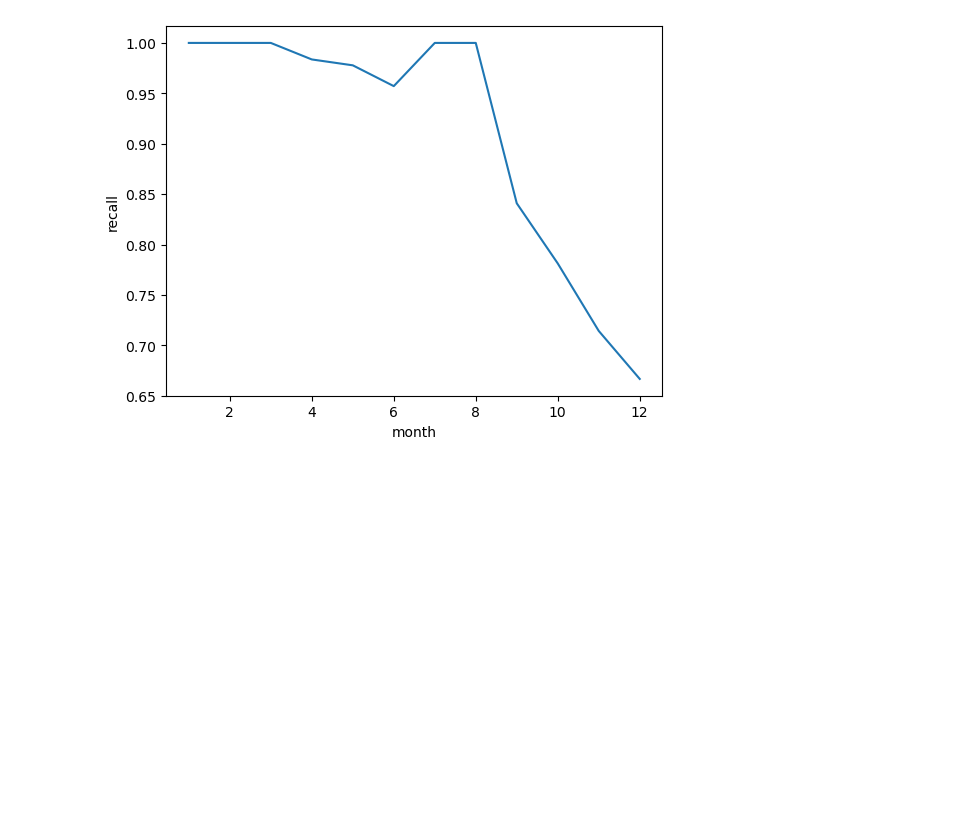
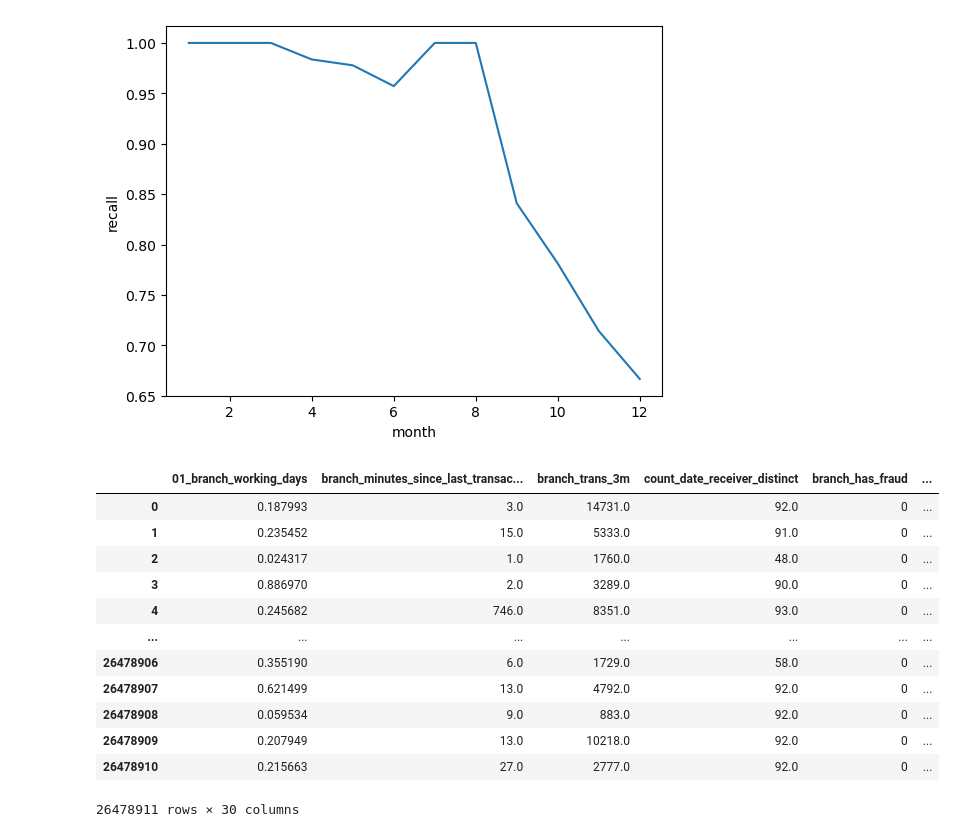
Before and after one commit to Magdaorozco644/ModelosAIm-dev, a Jupyter notebook: Analytics/5.Fraud/06-Monitor model.ipynb, the cells around one changed output. Drawn from its saved outputs; the diff is of its cells as text; code cells hidden in the pictures; blank space fills up the shorter version.

```diff
--- a/Analytics/5.Fraud/06-Monitor model.ipynb
+++ b/Analytics/5.Fraud/06-Monitor model.ipynb
@@ -686,3 +686,19 @@ plt.show()
 # %% [output]
 [figure]
 [figure]
+# %%
+testeo[var_input]
+# %% [output]
+|  | 01_branch_working_days | branch_minutes_since_last_transac... | branch_trans_3m | count_date_receiver_distinct | branch_has_fraud | ... |
+| 0 | 0.187993 | 3.0 | 14731.0 | 92.0 | 0 | ... |
+| 1 | 0.235452 | 15.0 | 5333.0 | 91.0 | 0 | ... |
+| 2 | 0.024317 | 1.0 | 1760.0 | 48.0 | 0 | ... |
+| 3 | 0.886970 | 2.0 | 3289.0 | 90.0 | 0 | ... |
+| 4 | 0.245682 | 746.0 | 8351.0 | 93.0 | 0 | ... |
+| ... | ... | ... | ... | ... | ... | ... |
+| 26478906 | 0.355190 | 6.0 | 1729.0 | 58.0 | 0 | ... |
+| 26478907 | 0.621499 | 13.0 | 4792.0 | 92.0 | 0 | ... |
+| 26478908 | 0.059534 | 9.0 | 883.0 | 92.0 | 0 | ... |
+| 26478909 | 0.207949 | 13.0 | 10218.0 | 92.0 | 0 | ... |
+| 26478910 | 0.215663 | 27.0 | 2777.0 | 92.0 | 0 | ... |
+26478911 rows × 30 columns
```
Also changed, not shown: 3 other files.
